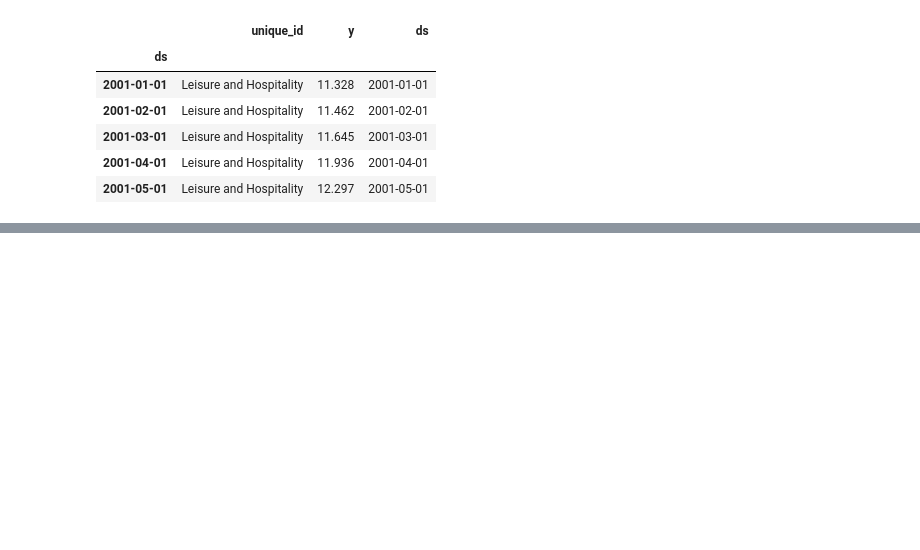
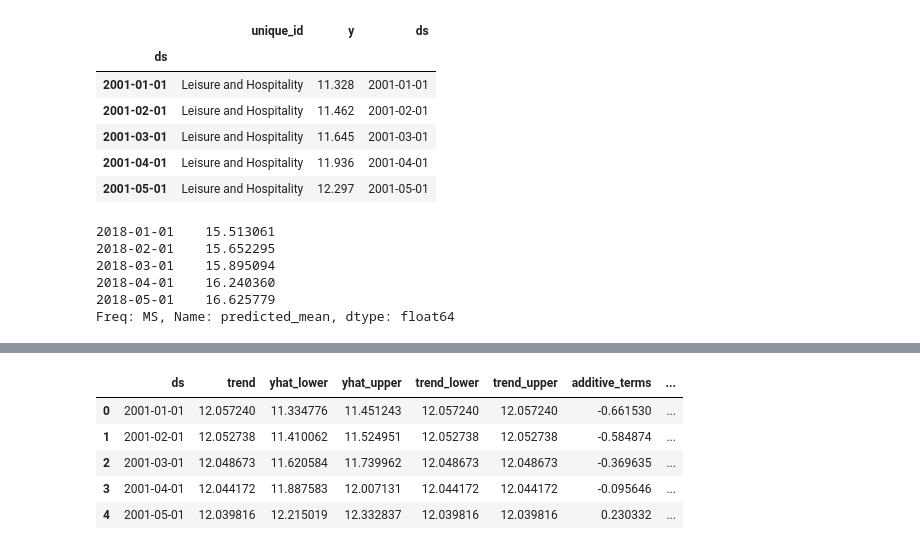
Before and after one commit to fersalme/series-tiempo-econometria, a Jupyter notebook: 03-ejercicios-LSTM-Prophet-Python.ipynb, the cells around one changed output, grey strips where cells are left out. Cells and saved outputs as stored; diff of their text form; code cells hidden in the pictures; blank space fills up the shorter version.

```diff
--- a/03-ejercicios-LSTM-Prophet-Python.ipynb
+++ b/03-ejercicios-LSTM-Prophet-Python.ipynb
@@ -656,15 +639,25 @@ m_autoarima = auto_arima(datos_train.y, seasonal=True, m=12, stepwise=False, app
 auto_sarima = ARIMA(datos_train.y, order=m_autoarima.order, seasonal_order=m_autoarima.seasonal_order).fit()
 
 # pronostico
-t_pronostico = datos_test.shape[0]
+t_pronostico = len(datos_test)
 pronostico_sarima = auto_sarima.get_forecast(steps=t_pronostico)
 pred_mean_sarima = pronostico_sarima.predicted_mean
+pred_mean_sarima.head()
+# %% [output]
+2018-01-01    15.513061
+2018-02-01    15.652295
+2018-03-01    15.895094
+2018-04-01    16.240360
+2018-05-01    16.625779
+Freq: MS, Name: predicted_mean, dtype: float64
 # %%
 # Prophet
 modelo = Prophet()
 modelo.fit(datos_train)
 
 # pronostico
-future = model.make_future_dataframe(periods=t_pronostico, freq="M")
-pred_prophet = model.predict(future)
+t_pronostico = len(datos_test)
+future = modelo.make_future_dataframe(periods=t_pronostico)
+pred_prophet = modelo.predict(future)
+pred_prophet.head()
 # %% [output]
@@ -672,0 +666,6 @@ pred_prophet = model.predict(future)
+|  | ds | trend | yhat_lower | yhat_upper | trend_lower | trend_upper | additive_terms | ... |
+| 0 | 2001-01-01 | 12.057240 | 11.334776 | 11.451243 | 12.057240 | 12.057240 | -0.661530 | ... |
+| 1 | 2001-02-01 | 12.052738 | 11.410062 | 11.524951 | 12.052738 | 12.052738 | -0.584874 | ... |
+| 2 | 2001-03-01 | 12.048673 | 11.620584 | 11.739962 | 12.048673 | 12.048673 | -0.369635 | ... |
+| 3 | 2001-04-01 | 12.044172 | 11.887583 | 12.007131 | 12.044172 | 12.044172 | -0.095646 | ... |
+| 4 | 2001-05-01 | 12.039816 | 12.215019 | 12.332837 | 12.039816 | 12.039816 | 0.230332 | ... |
```
Also changed, not shown: parts of 16 cells of this notebook.
